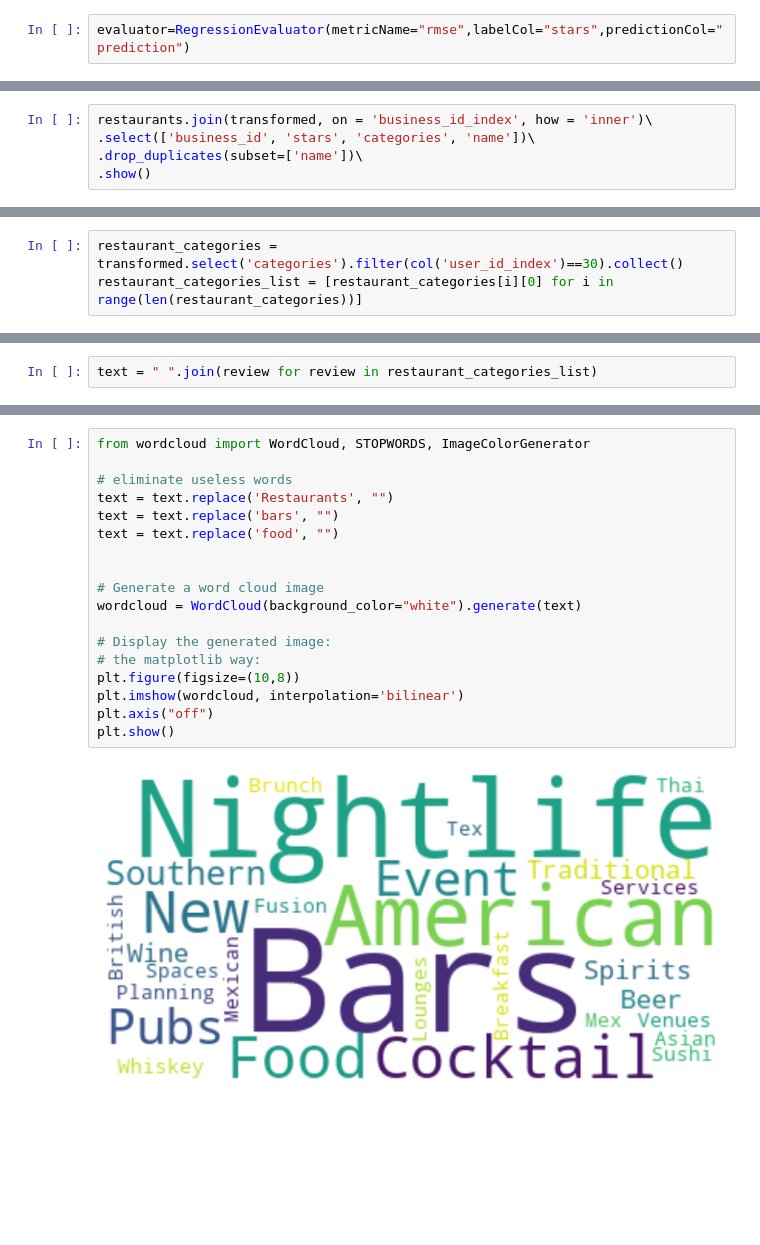
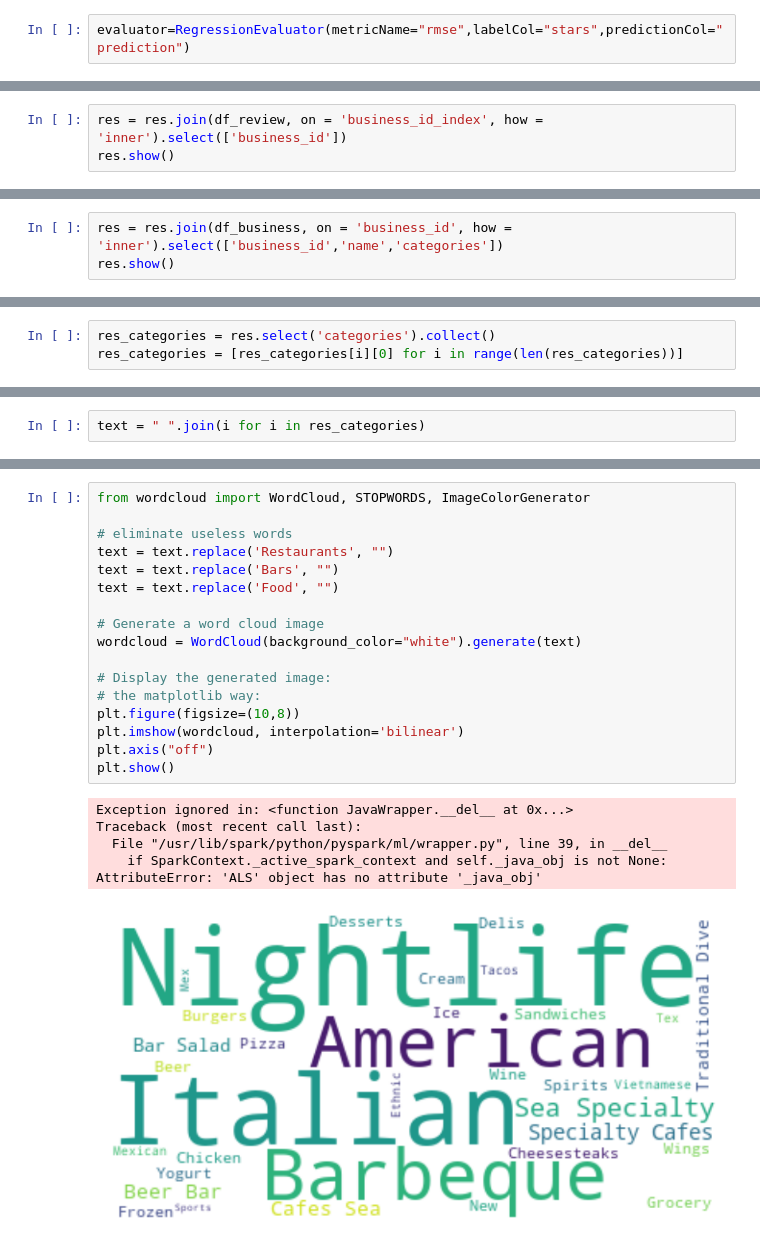
Before and after one commit to sdingx/bdp_summer23, a Jupyter notebook: Rec_Yun.ipynb, the cells around one changed output, grey strips where cells are left out. Saved outputs shown, nothing was run; the diff lists cells and outputs as text; blank space fills up the shorter version.

```diff
--- a/Rec_Yun.ipynb
+++ b/Rec_Yun.ipynb
@@ -221,6 +211,4 @@ transformed.select(['business_id', 'user_id', 'stars', 'categories'])\
 # %%
-restaurants.join(transformed, on = 'business_id_index', how = 'inner')\
-.select(['business_id', 'stars', 'categories', 'name'])\
-.drop_duplicates(subset=['name'])\
-.show()
+res = res.join(df_review, on = 'business_id_index', how = 'inner').select(['business_id'])
+res.show()
 # %% [output]
@@ -268,0 +238,3 @@ root
+# %%
+res = res.join(df_business, on = 'business_id', how = 'inner').select(['business_id','name','categories'])
+res.show()
@@ -269,3 +276,3 @@ root
 # %%
-restaurant_categories = transformed.select('categories').filter(col('user_id_index')==30).collect()
-restaurant_categories_list = [restaurant_categories[i][0] for i in range(len(restaurant_categories))]
+res_categories = res.select('categories').collect()
+res_categories = [res_categories[i][0] for i in range(len(res_categories))]
@@ -274,2 +279,2 @@ restaurant_categories_list = [restaurant_categories[i][0] for i in range(len(res
 # %%
-text = " ".join(review for review in restaurant_categories_list)
+text = " ".join(i for i in res_categories)
@@ -295,20 +287,24 @@ Note: you may need to restart the kernel to use updated packages.
 # %%
 from wordcloud import WordCloud, STOPWORDS, ImageColorGenerator
 
 # eliminate useless words
 text = text.replace('Restaurants', "")
-text = text.replace('bars', "")
-text = text.replace('food', "")
-
+text = text.replace('Bars', "")
+text = text.replace('Food', "")
 
 # Generate a word cloud image
 wordcloud = WordCloud(background_color="white").generate(text)
 
 # Display the generated image:
 # the matplotlib way:
 plt.figure(figsize=(10,8))
 plt.imshow(wordcloud, interpolation='bilinear')
 plt.axis("off")
 plt.show()
 # %% [output]
+Exception ignored in: <function JavaWrapper.__del__ at 0x...>
+Traceback (most recent call last):
+  File "/usr/lib/spark/python/pyspark/ml/wrapper.py", line 39, in __del__
+    if SparkContext._active_spark_context and self._java_obj is not None:
+AttributeError: 'ALS' object has no attribute '_java_obj'
-[figure, old version]
+[figure, new version]
```
Also changed, not shown: parts of 43 cells of this notebook.
